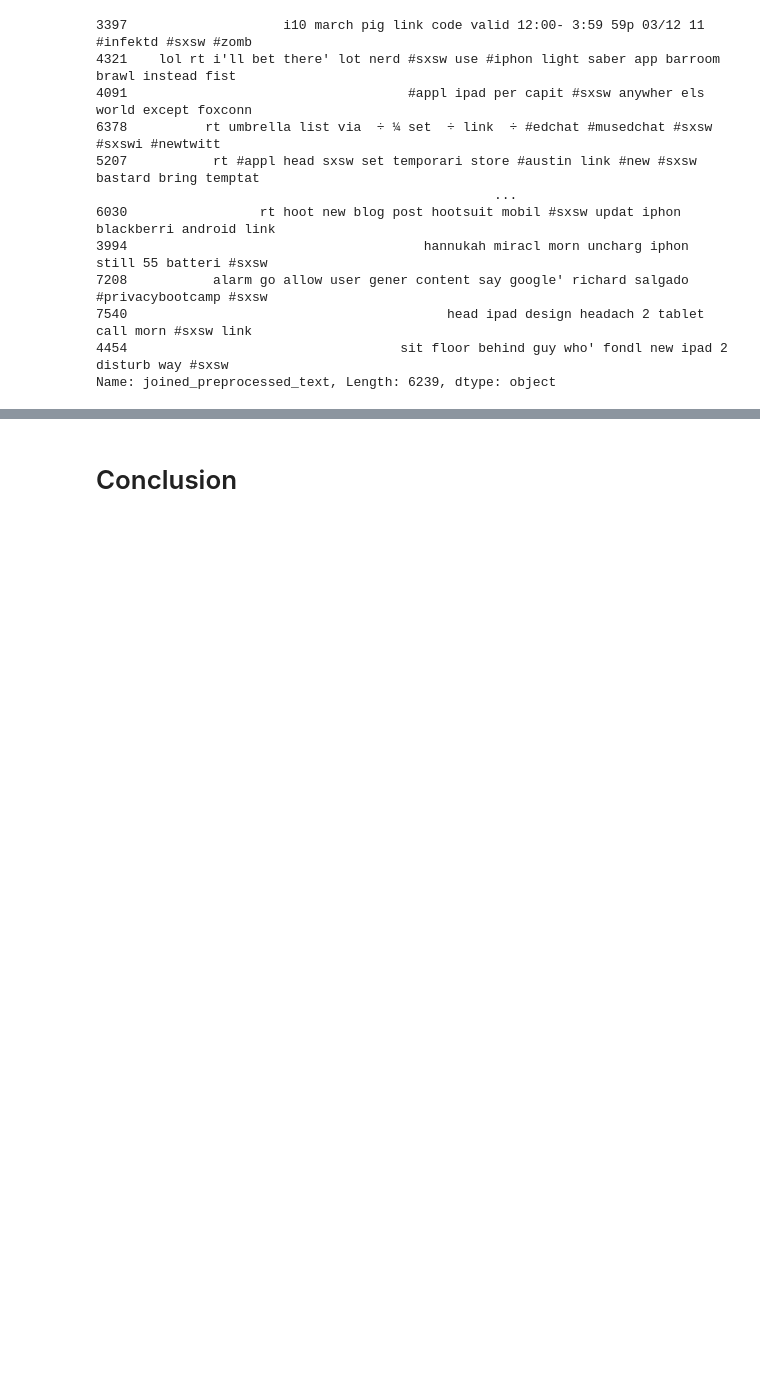
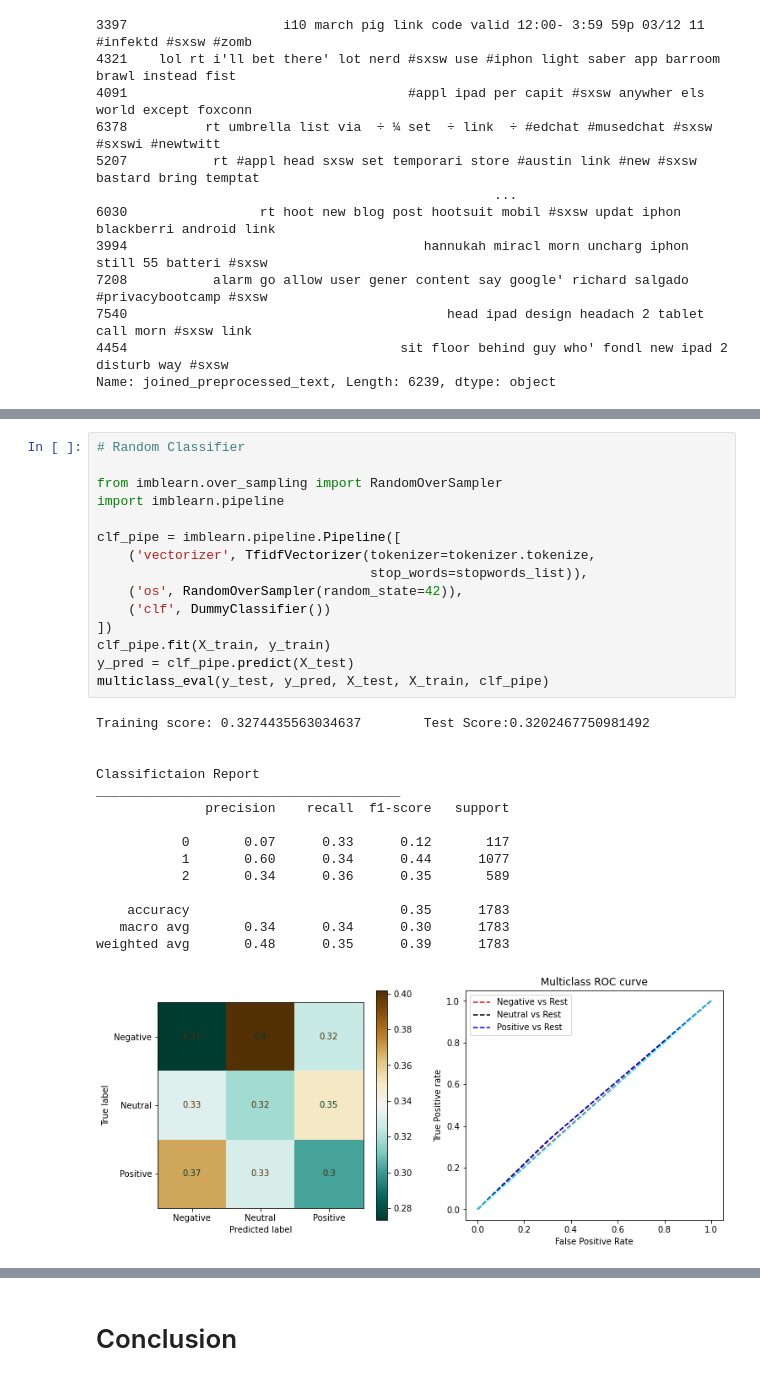
Before and after one commit to R3TR0Quan/twitter-sentiment-analysis, a Jupyter notebook: notebook.ipynb, the cells around one changed output, grey strips where cells are left out. Cells and saved outputs as stored; diff of their text form; blank space fills up the shorter version.

```diff
--- a/notebook.ipynb
+++ b/notebook.ipynb
@@ -433,0 +563,31 @@ Name: joined_preprocessed_text, Length: 6239, dtype: object
+# %%
+# Random Classifier
+
+from imblearn.over_sampling import RandomOverSampler
+import imblearn.pipeline
+
+clf_pipe = imblearn.pipeline.Pipeline([
+    ('vectorizer', TfidfVectorizer(tokenizer=tokenizer.tokenize,
+                                   stop_words=stopwords_list)),
+    ('os', RandomOverSampler(random_state=42)),
+    ('clf', DummyClassifier())
+])
+clf_pipe.fit(X_train, y_train)
+y_pred = clf_pipe.predict(X_test)
+multiclass_eval(y_test, y_pred, X_test, X_train, clf_pipe)
+# %% [output]
+Training score: 0.3274435563034637        Test Score:0.3202467750981492
+
+
+Classifictaion Report
+_______________________________________
+              precision    recall  f1-score   support
+
+           0       0.07      0.33      0.12       117
+           1       0.60      0.34      0.44      1077
+           2       0.34      0.36      0.35       589
+
+    accuracy                           0.35      1783
+   macro avg       0.34      0.34      0.30      1783
+weighted avg       0.48      0.35      0.39      1783
+[figure, added]
```
Also changed, not shown: parts of 14 cells of this notebook, 1 other file.
